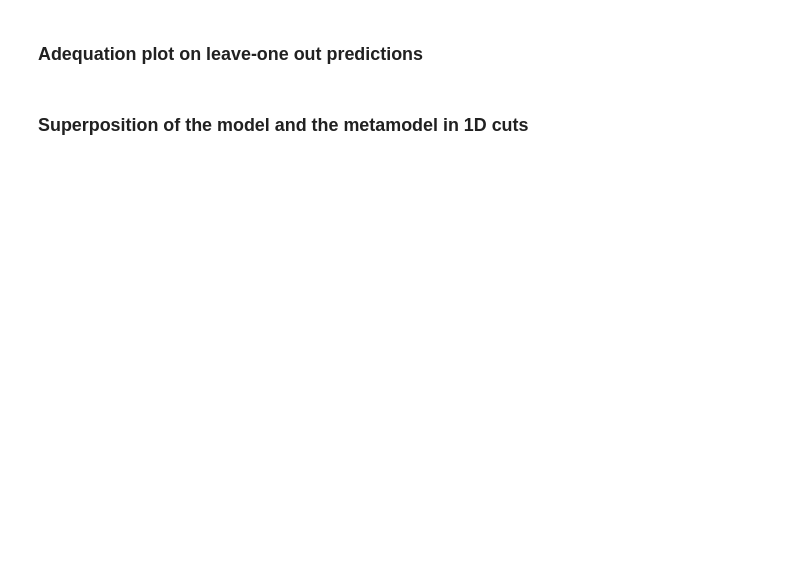
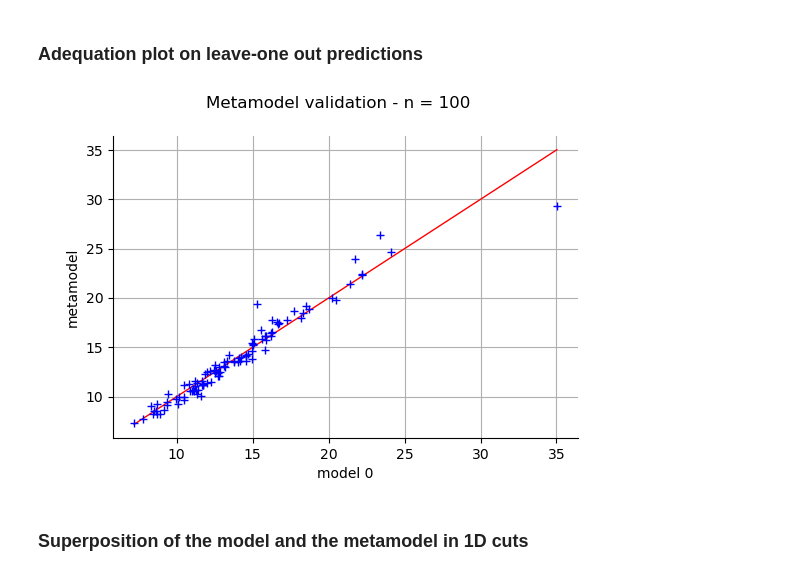
Before and after one commit to mbaudin47/hpcuqtraining, a Jupyter notebook: 2021/Scripts/Metamodel/TP4b_Kriging.ipynb, the cells around one changed output. Drawn from its saved outputs; the diff is of its cells as text; code cells hidden in the pictures; blank space fills up the shorter version.

Commit message:
Reduced sample size for probability estimate to avoid timeout Formatted content with Black Fixed scaling of kriging

```diff
--- a/2021/Scripts/Metamodel/TP4b_Kriging.ipynb
+++ b/2021/Scripts/Metamodel/TP4b_Kriging.ipynb
@@ -90,12 +93,14 @@ normalized_inputSample = transformation(input_sample)
 # %% [markdown]
 ## Running the kriging algorithm
 # %%
-kriging_algorithm = ot.KrigingAlgorithm(input_sample,
-                                        output_sample,
-                                        covarianceModel, basis)
+kriging_algorithm = ot.KrigingAlgorithm(
+    input_sample, output_sample, covarianceModel, basis
+)
 # set the global optimization algorithm to improve the optimization result
-kriging_algorithm.setOptimizationAlgorithm(ot.NLopt('GN_DIRECT'))
-#kriging_algorithm.setOptimizeParameters(False)
+kriging_algorithm.setOptimizationAlgorithm(ot.NLopt("GN_DIRECT"))
+# kriging_algorithm.setOptimizeParameters(False)
+scaleOptimizationBounds = ot.Interval(input_sample.getMin(), input_sample.getMax())
+kriging_algorithm.setOptimizationBounds(scaleOptimizationBounds)  # Trick B
 # run
 kriging_algorithm.run()
 # %%
@@ -155,7 +174,9 @@ print( 'Q2 : ', computeQ2(input_sample, output_sample, kriging_result))
 # %%
 output_LOO = computeLOO(input_sample, output_sample, kriging_result)
 validation = ot.MetaModelValidation(input_sample, output_LOO, metamodel)
-View(validation.drawValidation()).show()
+validation.drawValidation()
+# %% [output]
+[figure, added]
 # %% [markdown]
 ### Superposition of the model and the metamodel in 1D cuts
 # %%
```
Also changed, not shown: parts of 21 cells of this notebook, 1 other file.
